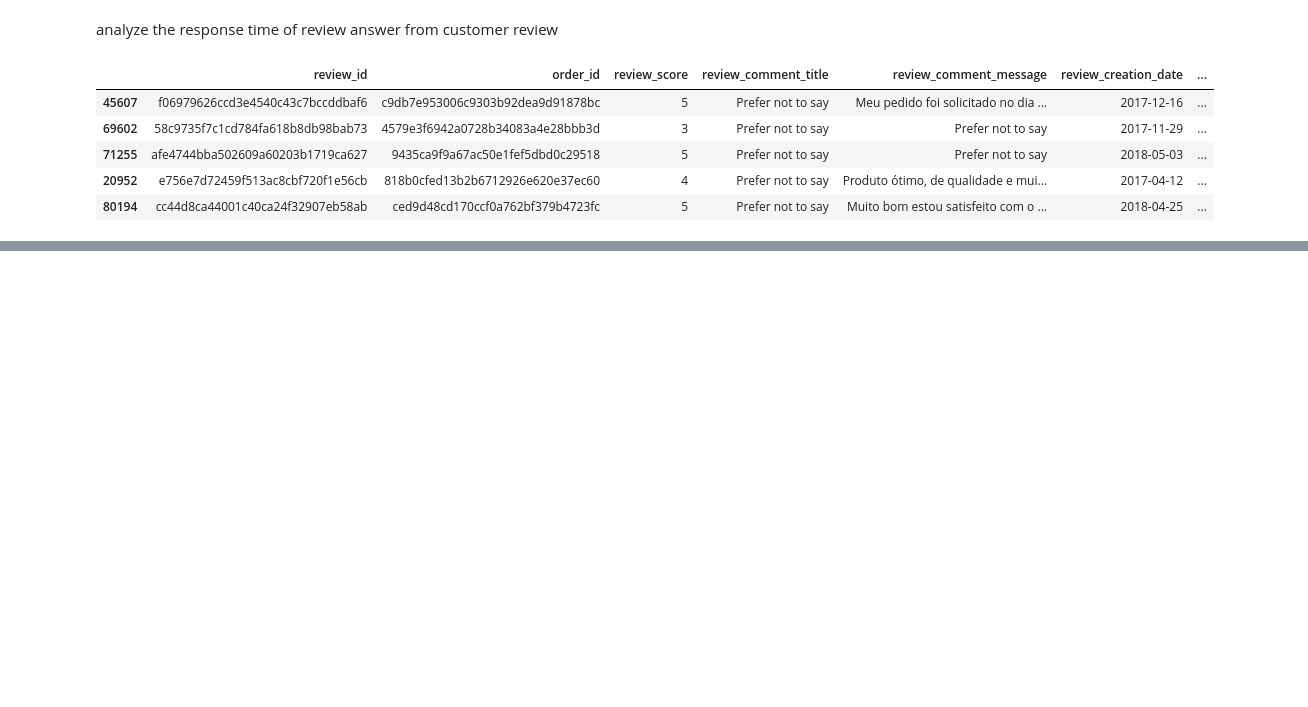
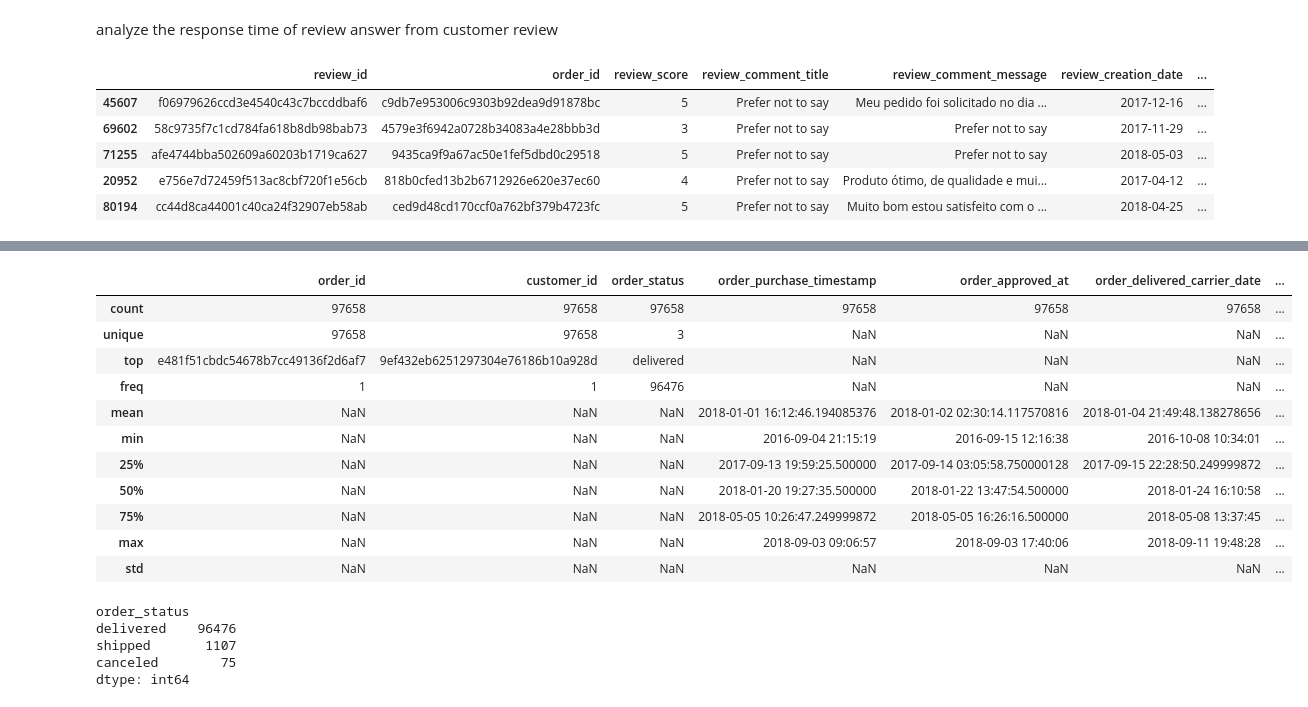
Before and after one commit to naufalmuafi/e-commerce_analysis_project, a Jupyter notebook: main.ipynb, the cells around one changed output, grey strips where cells are left out. Drawn from its saved outputs; the diff is of its cells as text; code cells hidden in the pictures; blank space fills up the shorter version.

Commit message:
add: orders_df exploration

```diff
--- a/main.ipynb
+++ b/main.ipynb
@@ -984,0 +985,5 @@ order_reviews_df.sample(5)
+# %%
+delivery_time = orders_df["order_delivered_customer_date"] - orders_df["order_delivered_carrier_date"]
+delivery_time = delivery_time.apply(lambda x: x.total_seconds())
+orders_df["delivery_time"] = round(delivery_time/86400)
+orders_df.sample(5)
@@ -984,0 +997,23 @@ order_reviews_df.sample(5)
+# %%
+orders_df.describe(include="all")
+# %% [output]
+|  | order_id | customer_id | order_status | order_purchase_timestamp | order_approved_at | order_delivered_carrier_date | ... |
+| count | 97658 | 97658 | 97658 | 97658 | 97658 | 97658 | ... |
+| unique | 97658 | 97658 | 3 | NaN | NaN | NaN | ... |
+| top | e481f51cbdc54678b7cc49136f2d6af7 | 9ef432eb6251297304e76186b10a928d | delivered | NaN | NaN | NaN | ... |
+| freq | 1 | 1 | 96476 | NaN | NaN | NaN | ... |
+| mean | NaN | NaN | NaN | 2018-01-01 16:12:46.194085376 | 2018-01-02 02:30:14.117570816 | 2018-01-04 21:49:48.138278656 | ... |
+| min | NaN | NaN | NaN | 2016-09-04 21:15:19 | 2016-09-15 12:16:38 | 2016-10-08 10:34:01 | ... |
+| 25% | NaN | NaN | NaN | 2017-09-13 19:59:25.500000 | 2017-09-14 03:05:58.750000128 | 2017-09-15 22:28:50.249999872 | ... |
+| 50% | NaN | NaN | NaN | 2018-01-20 19:27:35.500000 | 2018-01-22 13:47:54.500000 | 2018-01-24 16:10:58 | ... |
+| 75% | NaN | NaN | NaN | 2018-05-05 10:26:47.249999872 | 2018-05-05 16:26:16.500000 | 2018-05-08 13:37:45 | ... |
+| max | NaN | NaN | NaN | 2018-09-03 09:06:57 | 2018-09-03 17:40:06 | 2018-09-11 19:48:28 | ... |
+| std | NaN | NaN | NaN | NaN | NaN | NaN | ... |
+# %%
+orders_df.groupby("order_status").size().sort_values(ascending=False)
+# %% [output]
+order_status
+delivered    96476
+shipped       1107
+canceled        75
+dtype: int64
```
Also changed, not shown: parts of 2 cells of this notebook.
